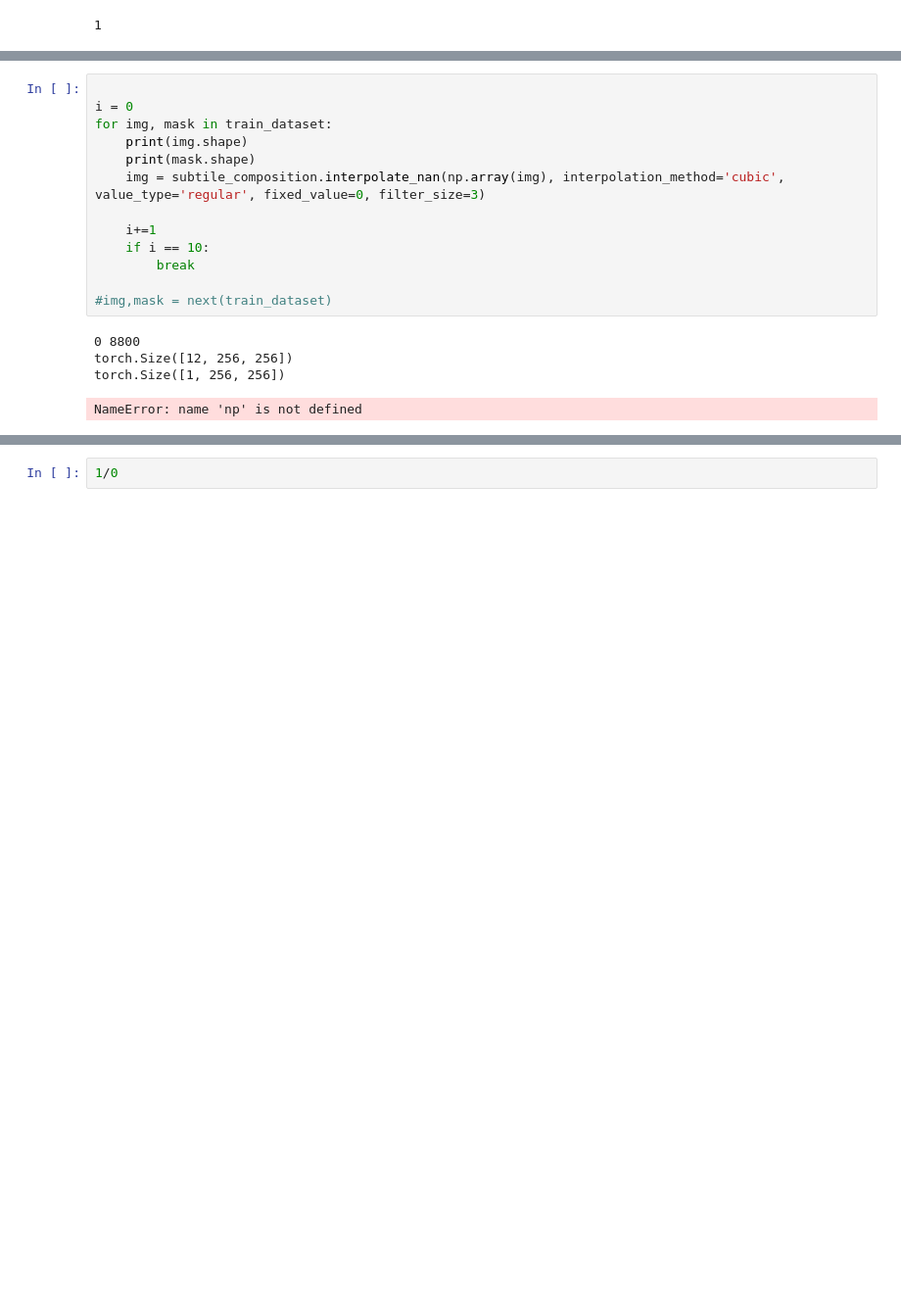
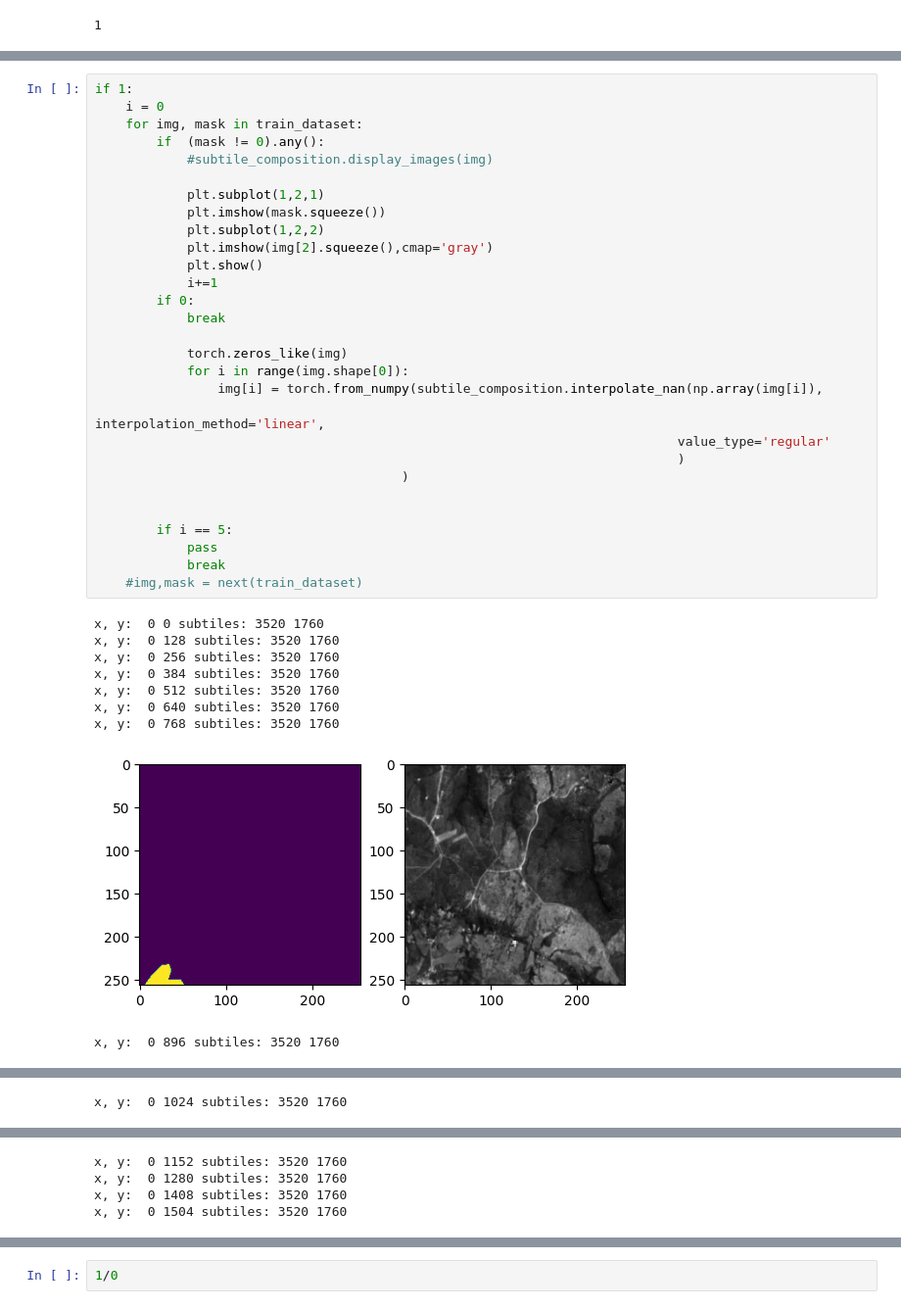
Before and after one commit to JonathanAlis/UrbanizedAreasSegmentation, a Jupyter notebook: notebooks/test_dataloader.ipynb, the cells around one changed output, grey strips where cells are left out. Shown at 98% size. Drawn from its saved outputs; the diff is of its cells as text; blank space fills up the shorter version.

```diff
--- a/notebooks/test_dataloader.ipynb
+++ b/notebooks/test_dataloader.ipynb
@@ -158,20 +147,41 @@ import matplotlib.pyplot as plt
 
 import src.data.subtile_composition as subtile_composition
-# %%
-
-i = 0
-for img, mask in train_dataset:
-    print(img.shape)
-    print(mask.shape)
-    img = subtile_composition.interpolate_nan(np.array(img), interpolation_method='cubic', value_type='regular', fixed_value=0, filter_size=3)
-
-    i+=1
-    if i == 10:
-        break
-
-#img,mask = next(train_dataset)
-# %% [output]
-0 8800
-torch.Size([12, 256, 256])
-torch.Size([1, 256, 256])
-NameError: name 'np' is not defined
+# %%
+if 1:
+    i = 0
+    for img, mask in train_dataset:
+        if  (mask != 0).any():
+            #subtile_composition.display_images(img)
+
+            plt.subplot(1,2,1)
+            plt.imshow(mask.squeeze())
+            plt.subplot(1,2,2)
+            plt.imshow(img[2].squeeze(),cmap='gray')
+            plt.show()
+            i+=1
+        if 0:
+            break
+
+            torch.zeros_like(img)
+            for i in range(img.shape[0]):
+                img[i] = torch.from_numpy(subtile_composition.interpolate_nan(np.array(img[i]),
+                                                                            interpolation_method='linear',
+                                                                            value_type='regular'
+                                                                            )
+                                        )
+
+
+        if i == 5:
+            pass
+            break
+    #img,mask = next(train_dataset)
+# %% [output]
+x, y:  0 0 subtiles: 3520 1760
+x, y:  0 128 subtiles: 3520 1760
+x, y:  0 256 subtiles: 3520 1760
+x, y:  0 384 subtiles: 3520 1760
+x, y:  0 512 subtiles: 3520 1760
+x, y:  0 640 subtiles: 3520 1760
+x, y:  0 768 subtiles: 3520 1760
+[figure, added]
+x, y:  0 896 subtiles: 3520 1760
@@ -177,0 +189 @@ NameError: name 'np' is not defined
+x, y:  0 1024 subtiles: 3520 1760
@@ -177,0 +191,4 @@ NameError: name 'np' is not defined
+x, y:  0 1152 subtiles: 3520 1760
+x, y:  0 1280 subtiles: 3520 1760
+x, y:  0 1408 subtiles: 3520 1760
+x, y:  0 1504 subtiles: 3520 1760
```
Also changed, not shown: parts of 9 cells of this notebook, 13 other files.
